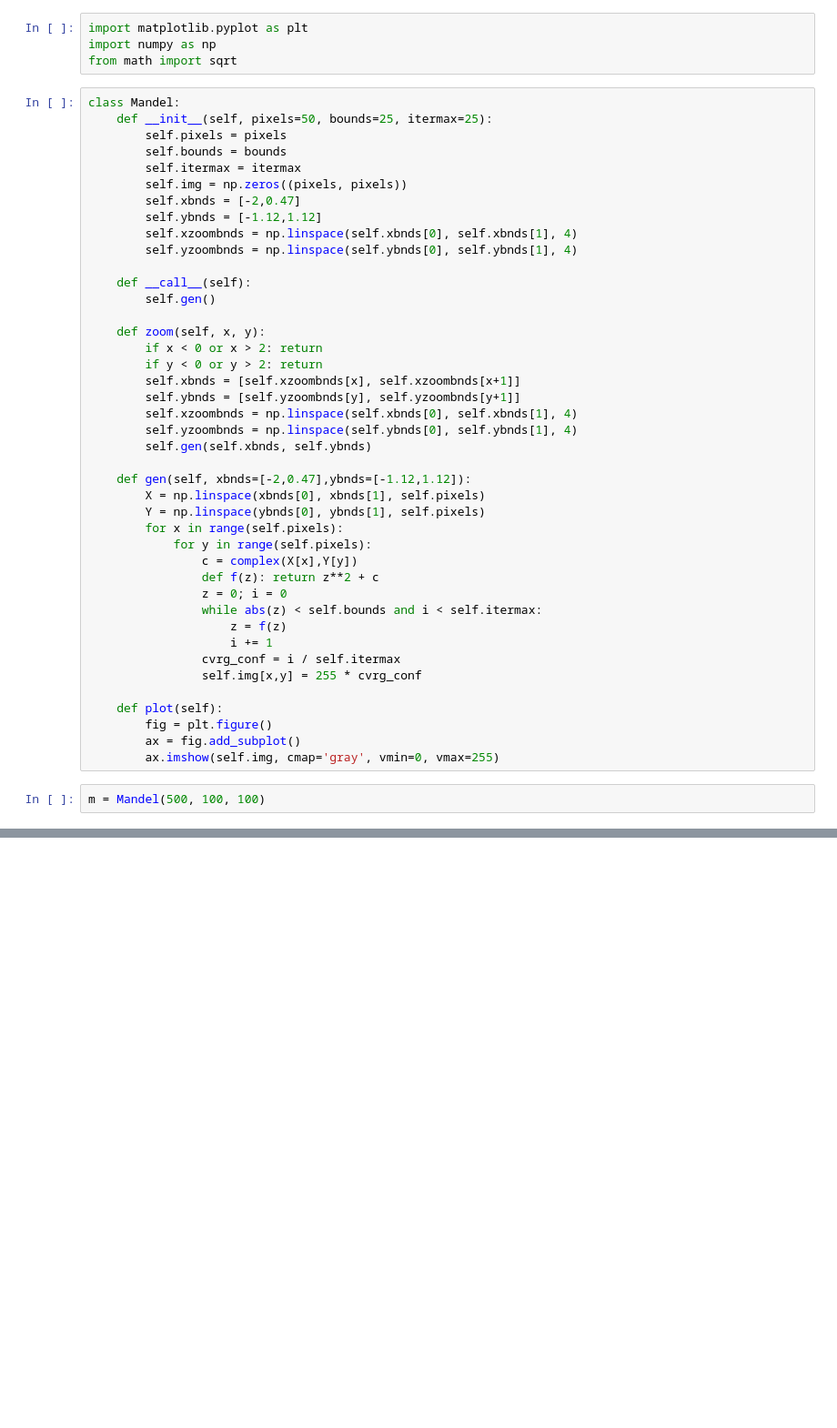
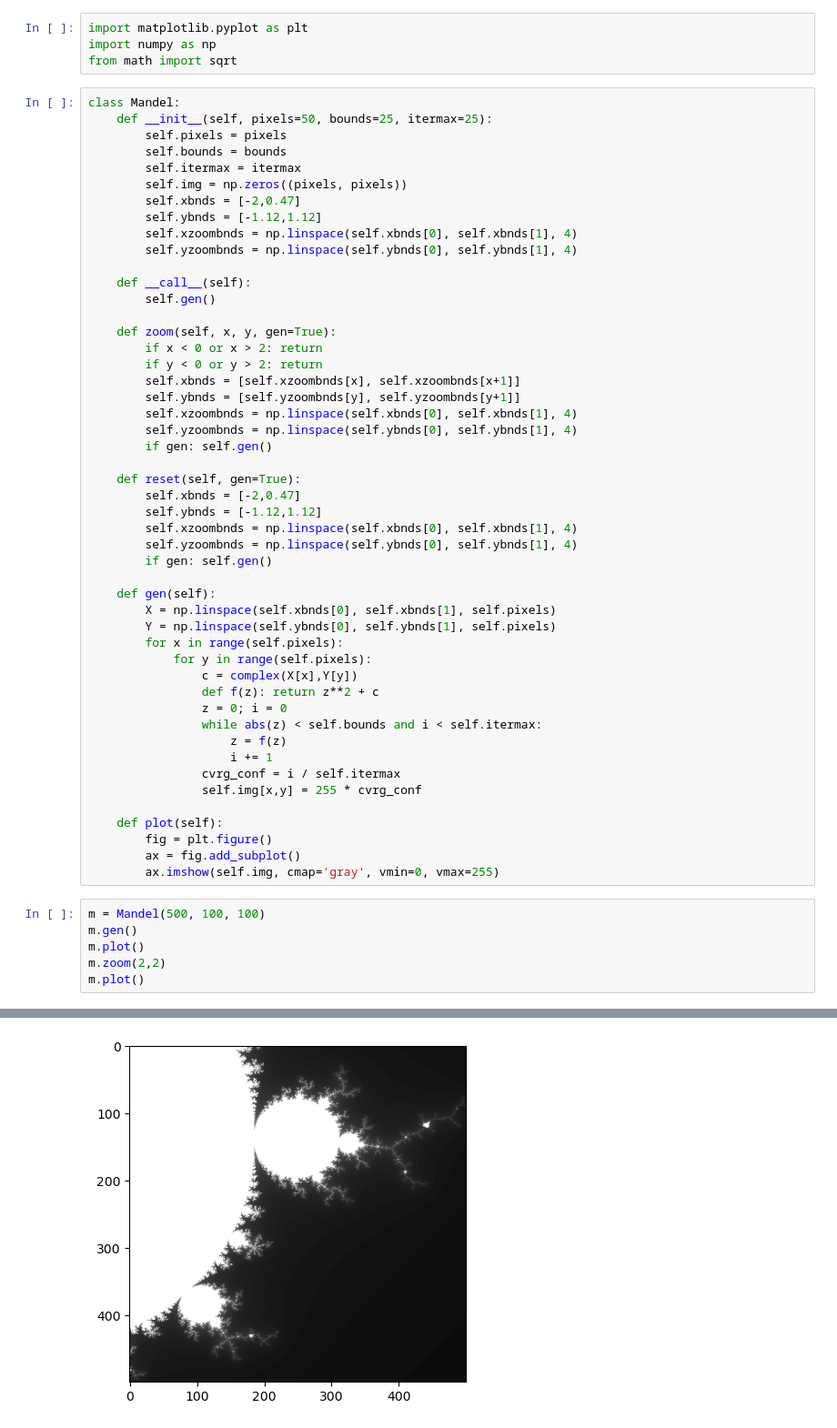
Before and after one commit to alyvu/mandel, a Jupyter notebook: mandel.ipynb, the cells around one changed output, grey strips where cells are left out. Shown at 91% size. Drawn from its saved outputs; the diff is of its cells as text; blank space fills up the shorter version.

Commit message:
creates reset function, updates zoom to not require generation, and some minor cleanup

```diff
--- a/mandel.ipynb
+++ b/mandel.ipynb
@@ -17,18 +17,25 @@ class Mandel:
     def __call__(self):
         self.gen()
 
-    def zoom(self, x, y):
+    def zoom(self, x, y, gen=True):
         if x < 0 or x > 2: return
         if y < 0 or y > 2: return
         self.xbnds = [self.xzoombnds[x], self.xzoombnds[x+1]]
         self.ybnds = [self.yzoombnds[y], self.yzoombnds[y+1]]
         self.xzoombnds = np.linspace(self.xbnds[0], self.xbnds[1], 4)
         self.yzoombnds = np.linspace(self.ybnds[0], self.ybnds[1], 4)
-        self.gen(self.xbnds, self.ybnds)
+        if gen: self.gen()
 
-    def gen(self, xbnds=[-2,0.47],ybnds=[-1.12,1.12]):
-        X = np.linspace(xbnds[0], xbnds[1], self.pixels)
-        Y = np.linspace(ybnds[0], ybnds[1], self.pixels)
+    def reset(self, gen=True):
+        self.xbnds = [-2,0.47]
+        self.ybnds = [-1.12,1.12]
+        self.xzoombnds = np.linspace(self.xbnds[0], self.xbnds[1], 4)
+        self.yzoombnds = np.linspace(self.ybnds[0], self.ybnds[1], 4)
+        if gen: self.gen()
+
+    def gen(self):
+        X = np.linspace(self.xbnds[0], self.xbnds[1], self.pixels)
+        Y = np.linspace(self.ybnds[0], self.ybnds[1], self.pixels)
         for x in range(self.pixels):
             for y in range(self.pixels):
                 c = complex(X[x],Y[y])
@@ -46,3 +53,8 @@ class Mandel:
         ax.imshow(self.img, cmap='gray', vmin=0, vmax=255)
 # %%
 m = Mandel(500, 100, 100)
+m.gen()
+m.plot()
+m.zoom(2,2)
+m.plot()
+# %% [output]
@@ -48,0 +62 @@ m = Mandel(500, 100, 100)
+[figure, added]
```
Also changed, not shown: parts of 2 cells of this notebook.
